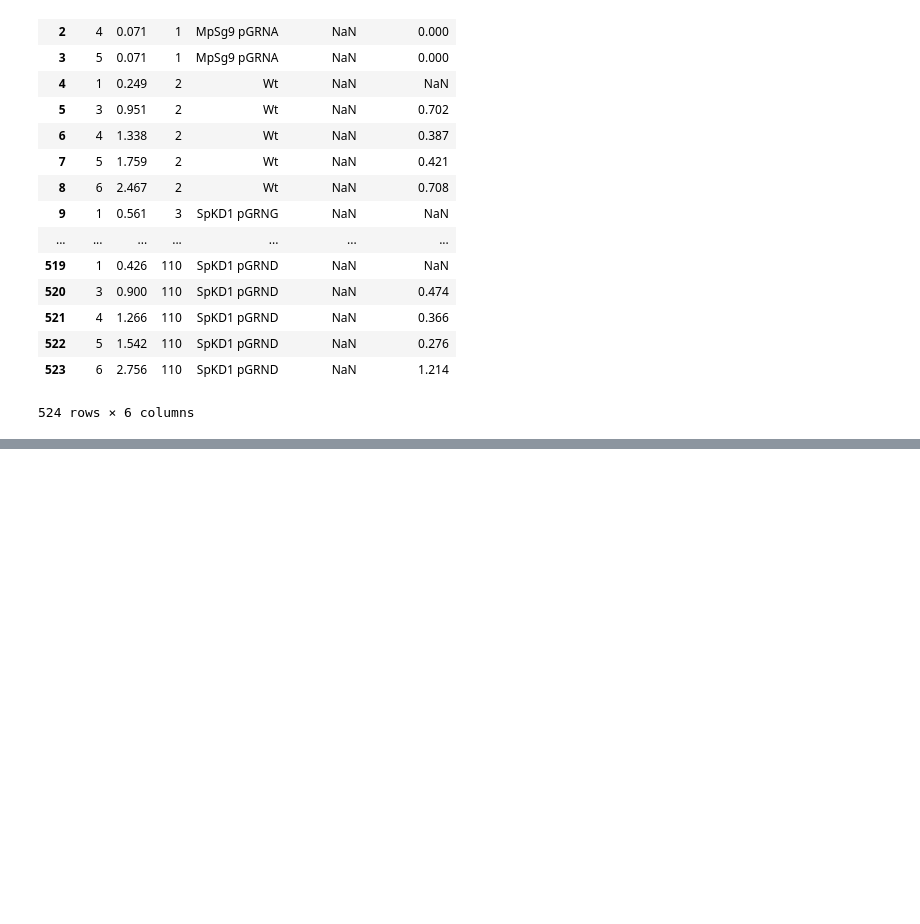
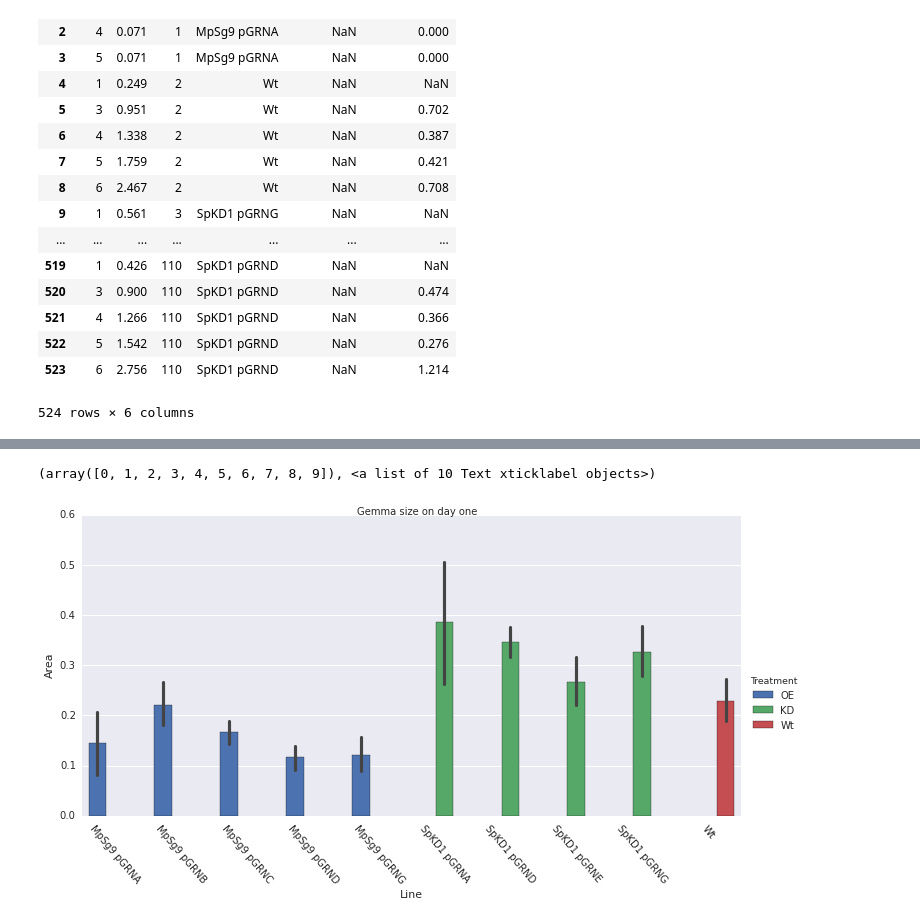
Before and after one commit to linbug/Liverwort-growth-rate-analysis, a Jupyter notebook: growth rate analysis.ipynb, the cells around one changed output, grey strips where cells are left out. Saved outputs shown, nothing was run; the diff lists cells and outputs as text; code cells hidden in the pictures; blank space fills up the shorter version.

```diff
--- a/growth rate analysis.ipynb
+++ b/growth rate analysis.ipynb
@@ -241,0 +264,8 @@ axes.set_xlim(3,)
+# %%
+starting_size = cleaned_growth_data[cleaned_growth_data["Day"] == 1]
+x = sns.factorplot("Line","Area",data = starting_size, hue = 'Treatment', kind = 'bar', aspect = 2, hue_order = ("OE","KD","Wt"))
+plt.suptitle('Gemma size on day one')
+plt.xticks(rotation=-50)
+# %% [output]
+(array([0, 1, 2, 3, 4, 5, 6, 7, 8, 9]), <a list of 10 Text xticklabel objects>)
+[figure, added]
```
Also changed, not shown: parts of 7 cells of this notebook.
